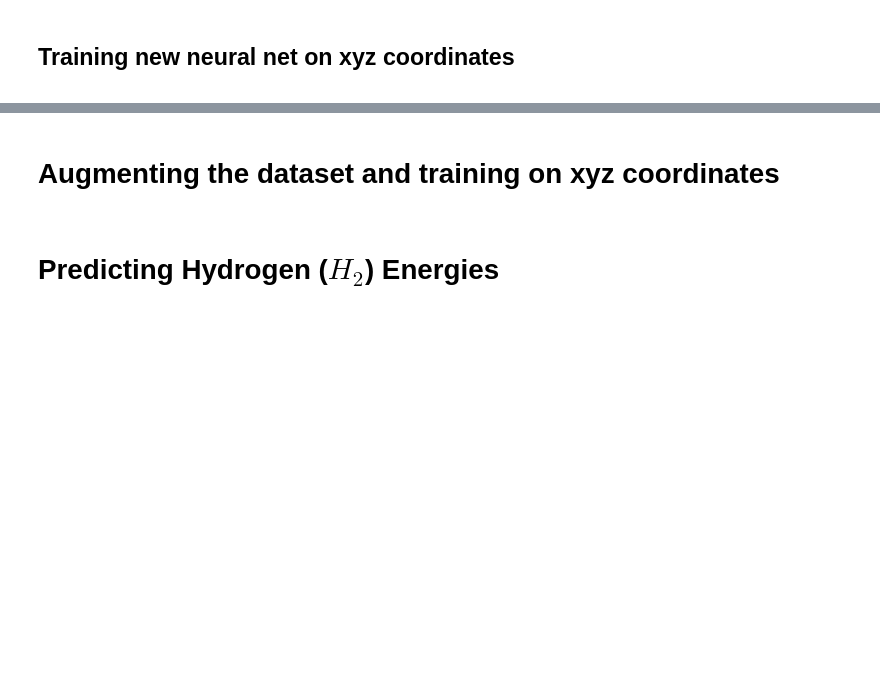
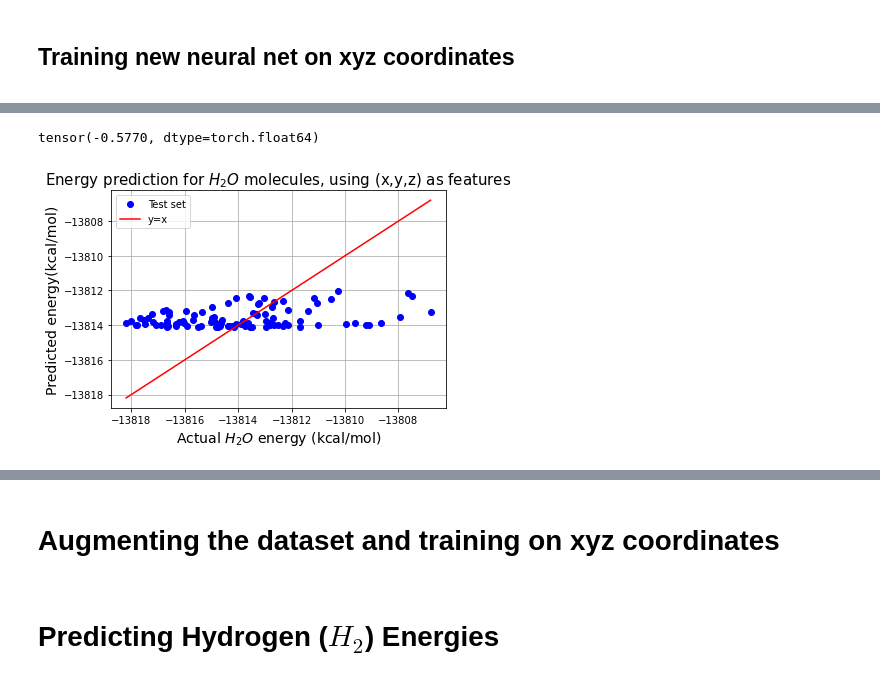
Before and after one commit to KKaroni/Symmetry-in-Machine-learned-Molecular-Force-Fields, a Jupyter notebook: BPNN.ipynb, the cells around one changed output, grey strips where cells are left out. Cells and saved outputs as stored; diff of their text form; code cells hidden in the pictures; blank space fills up the shorter version.

```diff
--- a/BPNN.ipynb
+++ b/BPNN.ipynb
@@ -266,9 +269,11 @@ def rotate_data_set(coordinates,N,number_of_features,data_size,training_set_size
     rotated_molec_coord = np.zeros((np.shape(coordinates)))
     for i in range(data_size):
         coord = coordinates_water[N*i:N*(i+1),:]
+        coord = coord - coord[2,:]                   # move origin to oxygen for each molecule before rotating
         coord = np.transpose(coord)
         A = random_rotation_matrix()
         rotated_molec_coord[N*i:N*(i+1),:] = np.transpose(rotate_data(A,coord))
+
 
     G_rot = np.zeros((len(rotated_molec_coord), number_of_features))
     print(np.shape(G_rot))
@@ -737,10 +744,10 @@ def training(learning_rate, nepochs,net,dataloader):
 # Training for 3 Behler and Parinello features, batch size = 300
 
 N_H2O                    = 3       # number of atoms per molecule
-number_of_features_H2O   = 3       # number of features (radial and angular symmetry functions) to be used
+number_of_features_H2O   = 6 #3       # number of features (radial and angular symmetry functions) to be used
 use_atom_num_as_feat     = int(0)       # Use atomic number of each element as an extra feature for training?
 data_size_H2O            = np.shape(energies_water)[0]
-batch_size               = 300
+batch_size               = 25 #300
 test_set_size = 100
 
 
@@ -1180,23 +1281,27 @@ for i in range(test_set_size):
 # %%
 prediction_xyz = torch.tensor(prediction_xyz)
 
 x = np.linspace(min(test_labels*var_lab+mean_lab), max(test_labels*var_lab+mean_lab))
 print(min(torch.cat((test_labels,prediction_xyz),0)))
 y = x
 plt.plot(test_labels*var_lab+mean_lab,prediction_xyz*var_lab+mean_lab, 'o', color='blue', label = 'Test set')
 plt.plot(x,y, color='red',label = 'y=x')
 plt.grid()
 #plt.xlim([min(torch.cat((test_labels,prediction),0)), max(torch.cat((test_labels,prediction),0))])
 #plt.ylim([min(torch.cat((test_labels,prediction),0)), max(torch.cat((test_labels,prediction)))])
 #plt.ylim([-13822,-13800])
 #plt.ticklabel_format(axis="y", style="plain")
 plt.ticklabel_format(useOffset=False, style='plain')
 #plt.tick_params(axis='both',labelsize=14)
-plt.xlabel('Actual $H_2O$ energy value (kcal/mol)',fontsize=14)
-plt.ylabel('Predicted energy value (kcal/mol)',fontsize=14)
-plt.title('Energy value prediction for $H_2O$ molecules, using (x,y,z) as features',fontsize=15)
+plt.xlabel('Actual $H_2O$ energy (kcal/mol)',fontsize=14)
+plt.ylabel('Predicted energy(kcal/mol)',fontsize=14)
+plt.title('Energy prediction for $H_2O$ molecules, using (x,y,z) as features',fontsize=15)
 plt.legend()
-plt.savefig('xyz_predicted_energies_H2O',bbox_inches='tight')
+#plt.savefig('xyz_predicted_energies_H2O',bbox_inches='tight')
+plt.savefig('rot_train_xyz_predicted_energies_H2O',bbox_inches='tight')
 plt.show()
+# %% [output]
+tensor(-0.5770, dtype=torch.float64)
+[figure, added]
 # %%
 type(prediction_xyz)
```
Also changed, not shown: parts of 21 cells of this notebook.
